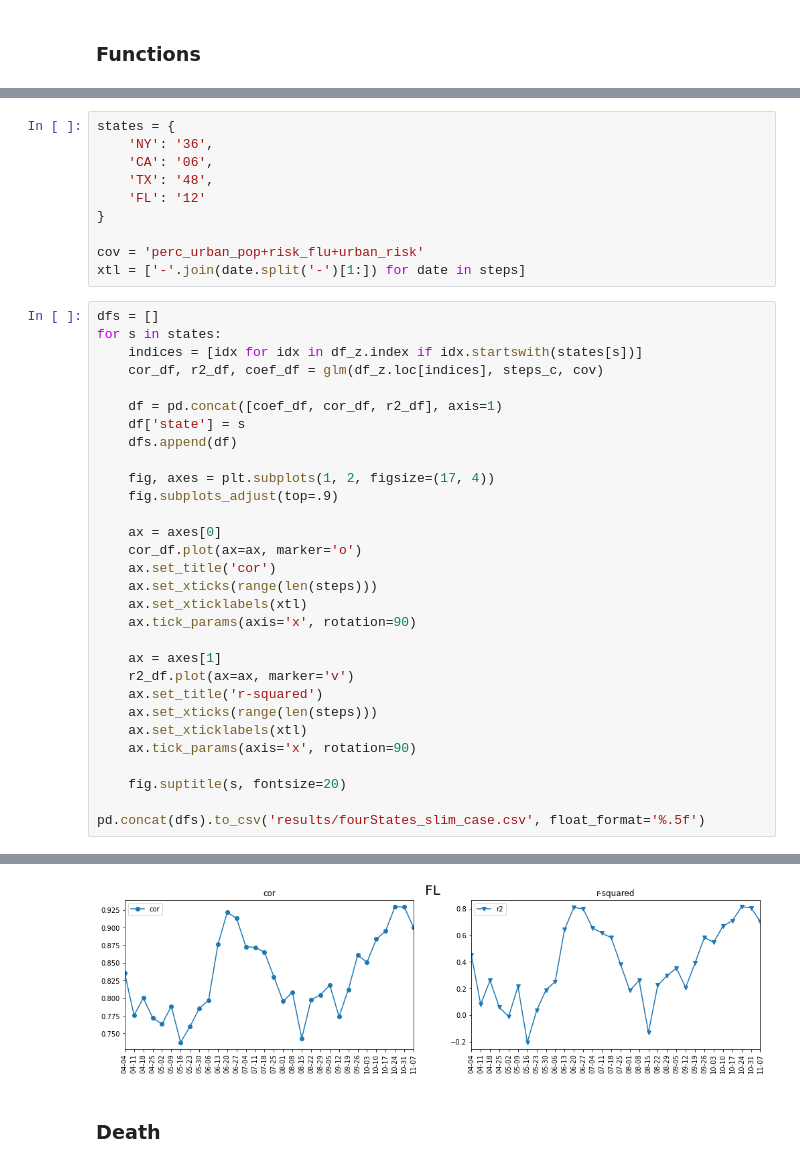
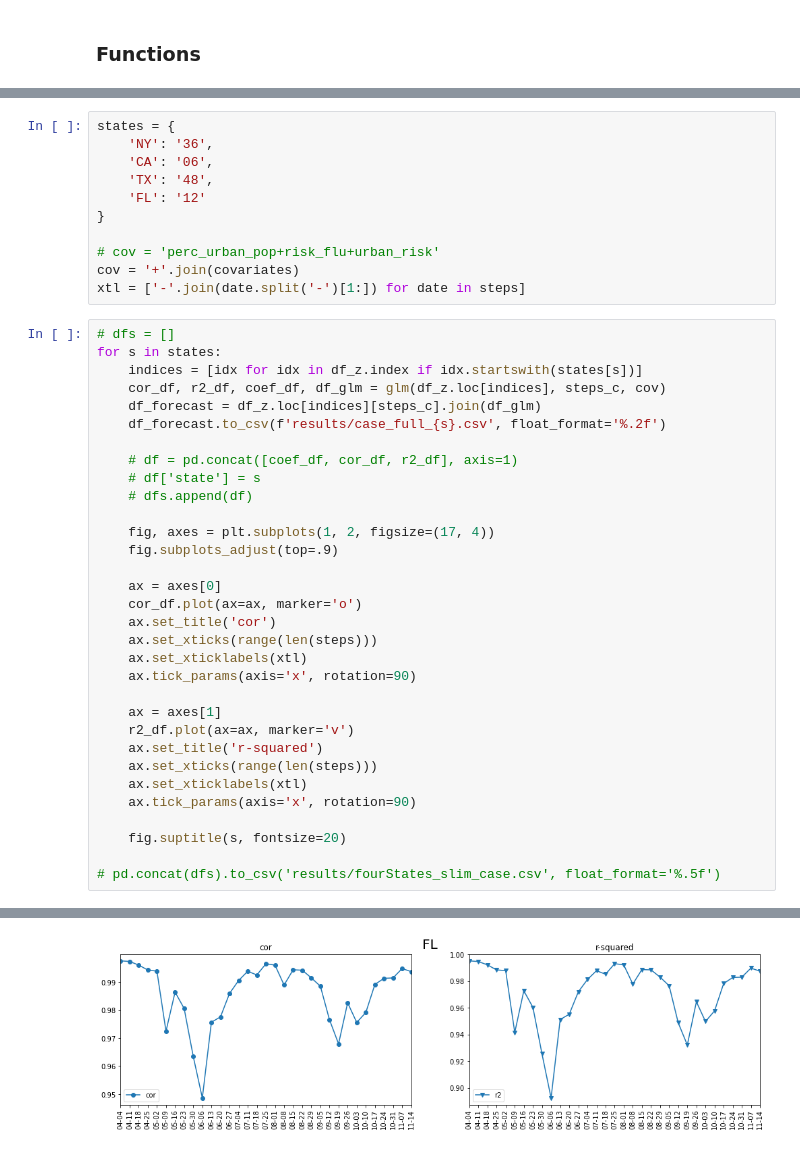
Before and after one commit to zeroknowledgediscovery/unitcov, a Jupyter notebook: adventureland_policy/pipeline_GLM.ipynb, the cells around one changed output, grey strips where cells are left out. Drawn from its saved outputs; the diff is of its cells as text.

```diff
--- a/adventureland_policy/pipeline_GLM.ipynb
+++ b/adventureland_policy/pipeline_GLM.ipynb
@@ -133,17 +110,20 @@ states = {
     'FL': '12'
 }
 
-cov = 'perc_urban_pop+risk_flu+urban_risk'
+# cov = 'perc_urban_pop+risk_flu+urban_risk'
+cov = '+'.join(covariates)
 xtl = ['-'.join(date.split('-')[1:]) for date in steps]
 # %%
-dfs = []
+# dfs = []
 for s in states:
     indices = [idx for idx in df_z.index if idx.startswith(states[s])]
-    cor_df, r2_df, coef_df = glm(df_z.loc[indices], steps_c, cov)
+    cor_df, r2_df, coef_df, df_glm = glm(df_z.loc[indices], steps_c, cov)
+    df_forecast = df_z.loc[indices][steps_c].join(df_glm)
+    df_forecast.to_csv(f'results/case_full_{s}.csv', float_format='%.2f')
 
-    df = pd.concat([coef_df, cor_df, r2_df], axis=1)
-    df['state'] = s
-    dfs.append(df)
+    # df = pd.concat([coef_df, cor_df, r2_df], axis=1)
+    # df['state'] = s
+    # dfs.append(df)
 
     fig, axes = plt.subplots(1, 2, figsize=(17, 4))
     fig.subplots_adjust(top=.9)
@@ -164,5 +144,5 @@ for s in states:
 
     fig.suptitle(s, fontsize=20)
 
-pd.concat(dfs).to_csv('results/fourStates_slim_case.csv', float_format='%.5f')
+# pd.concat(dfs).to_csv('results/fourStates_slim_case.csv', float_format='%.5f')
 # %% [output]
@@ -172,3 +152 @@ pd.concat(dfs).to_csv('results/fourStates_slim_case.csv', float_format='%.5f')
-[figure, old version]
+[figure, new version]
-# %% [markdown]
-### Death
```
Also changed, not shown: parts of 7 cells of this notebook, 56 other files.
